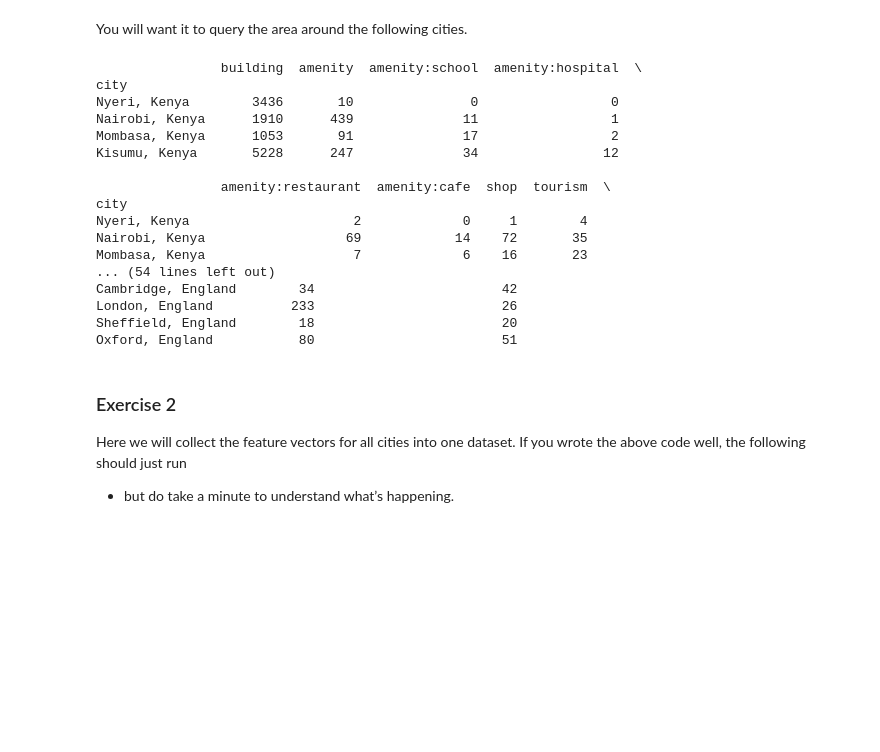
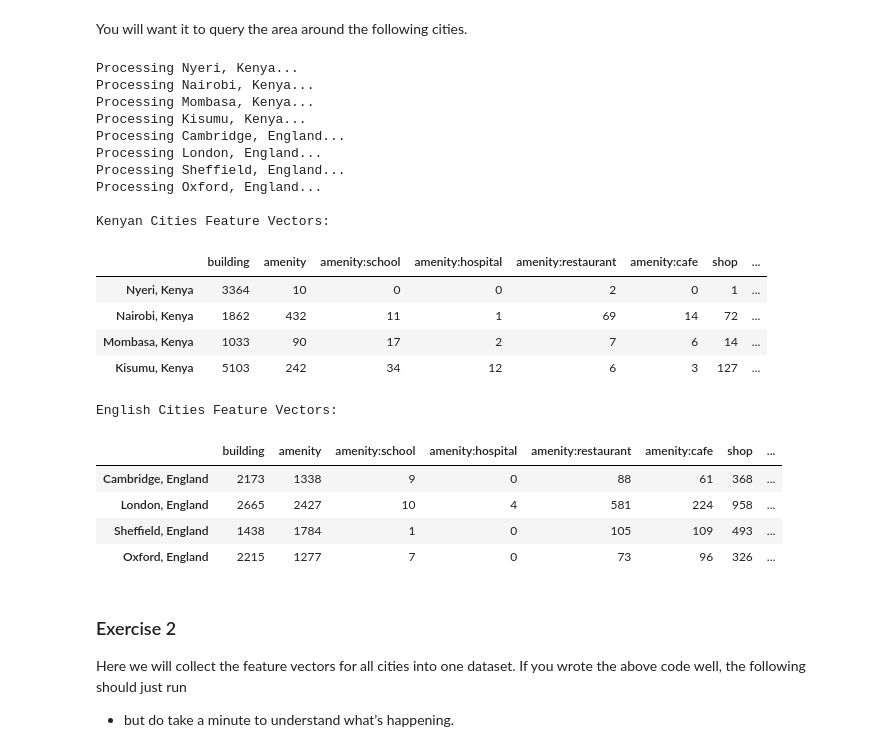
Before and after one commit to call493/MLFC, a Jupyter notebook: _notebooks/01-geospatial-practical.ipynb, the cells around one changed output. Saved outputs shown, nothing was run; the diff lists cells and outputs as text; code cells hidden in the pictures; blank space fills up the shorter version.

```diff
--- a/_notebooks/01-geospatial-practical.ipynb
+++ b/_notebooks/01-geospatial-practical.ipynb
@@ -414,46 +415,45 @@ cities_england = {
     "Sheffield, England": {"latitude": 53.3811, "longitude": -1.4701},
     "Oxford, England": {"latitude": 51.7520, "longitude": -1.2577},
 }
-# %%
-results = []
-
-for city, coords in cities_kenya.items():
-    fv = get_feature_vector(coords["latitude"], coords["longitude"], features=features)
-    fv["city"] = city
-    results.append(fv)
-
-kenya_features_df = pd.concat(results, ignore_index=True)
-kenya_features_df.set_index("city", inplace=True)
-
-print(kenya_features_df)
-
-for city, coords in cities_england.items():
-    fv = get_feature_vector(coords["latitude"], coords["longitude"], features=features)
-    fv["city"] = city
-    results.append(fv)
-
-kenya_features_df = pd.concat(results, ignore_index=True)
-kenya_features_df.set_index("city", inplace=True)
-
-print(kenya_features_df)
-# %% [output]
-                building  amenity  amenity:school  amenity:hospital  \
-city
-Nyeri, Kenya        3436       10               0                 0
-Nairobi, Kenya      1910      439              11                 1
-Mombasa, Kenya      1053       91              17                 2
-Kisumu, Kenya       5228      247              34                12
-
-                amenity:restaurant  amenity:cafe  shop  tourism  \
-city
-Nyeri, Kenya                     2             0     1        4
-Nairobi, Kenya                  69            14    72       35
-Mombasa, Kenya                   7             6    16       23
-... (54 lines left out)
-Cambridge, England        34                        42
-London, England          233                        26
-Sheffield, England        18                        20
-Oxford, England           80                        51
+# %%
+def get_city_features(cities, box_size_km=2):
+    results = {}
+    for city, coords in cities.items():
+        lat, lon = coords["latitude"], coords["longitude"]
+        print(f"Processing {city}...")
+        results[city] = get_feature_vector(lat, lon, box_size_km=box_size_km)
+    return pd.DataFrame(results).T
+
+kenya_features = get_city_features(cities_kenya, box_size_km=2)
+england_features = get_city_features(cities_england, box_size_km=2)
+
+print("\nKenyan Cities Feature Vectors:")
+display(kenya_features)
+
+print("\nEnglish Cities Feature Vectors:")
+display(england_features)
+# %% [output]
+Processing Nyeri, Kenya...
+Processing Nairobi, Kenya...
+Processing Mombasa, Kenya...
+Processing Kisumu, Kenya...
+Processing Cambridge, England...
+Processing London, England...
+Processing Sheffield, England...
+Processing Oxford, England...
+
+Kenyan Cities Feature Vectors:
+|  | building | amenity | amenity:school | amenity:hospital | amenity:restaurant | amenity:cafe | shop | ... |
+| Nyeri, Kenya | 3364 | 10 | 0 | 0 | 2 | 0 | 1 | ... |
+| Nairobi, Kenya | 1862 | 432 | 11 | 1 | 69 | 14 | 72 | ... |
+| Mombasa, Kenya | 1033 | 90 | 17 | 2 | 7 | 6 | 14 | ... |
+| Kisumu, Kenya | 5103 | 242 | 34 | 12 | 6 | 3 | 127 | ... |
+English Cities Feature Vectors:
+|  | building | amenity | amenity:school | amenity:hospital | amenity:restaurant | amenity:cafe | shop | ... |
+| Cambridge, England | 2173 | 1338 | 9 | 0 | 88 | 61 | 368 | ... |
+| London, England | 2665 | 2427 | 10 | 4 | 581 | 224 | 958 | ... |
+| Sheffield, England | 1438 | 1784 | 1 | 0 | 105 | 109 | 493 | ... |
+| Oxford, England | 2215 | 1277 | 7 | 0 | 73 | 96 | 326 | ... |
 # %% [markdown]
 ### Exercise 2
 
```
Also changed, not shown: parts of 9 cells of this notebook.
